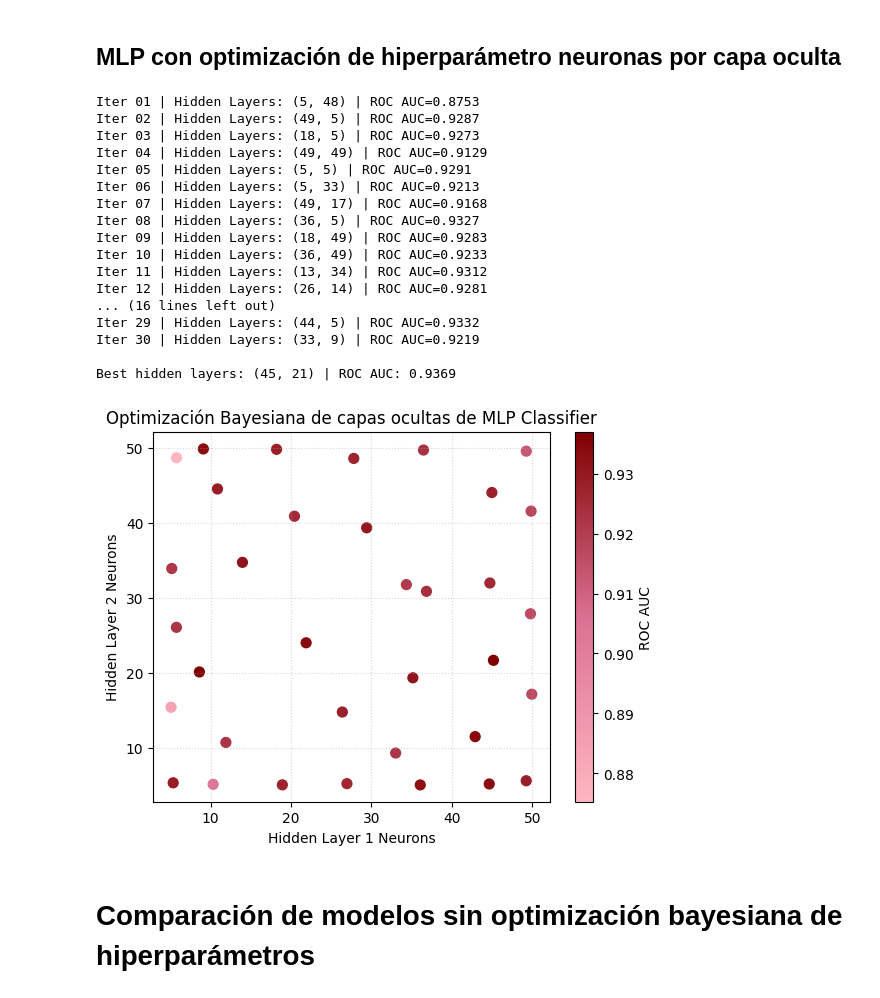
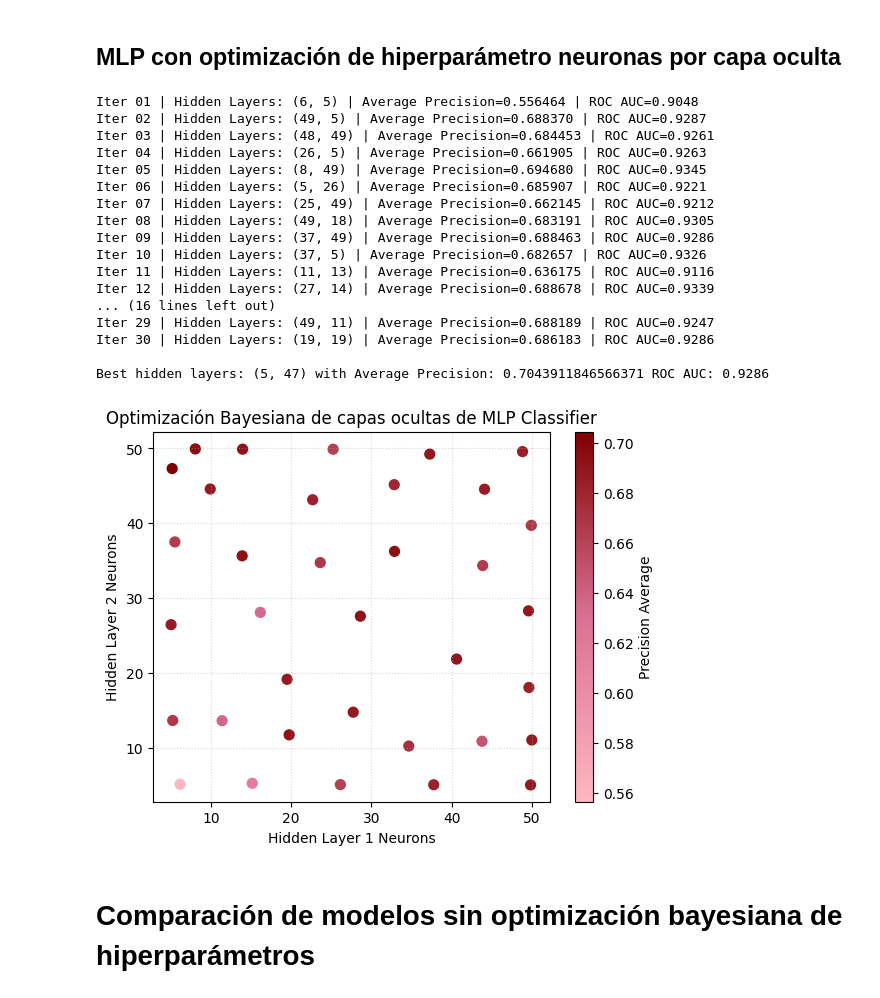
Before and after one commit to AnaSofiaHinojosa/Proyecto2LabAprEstadistico, a Jupyter notebook: reporte.ipynb, the cells around one changed output. Saved outputs shown, nothing was run; the diff lists cells and outputs as text; code cells hidden in the pictures.

```diff
--- a/reporte.ipynb
+++ b/reporte.ipynb
@@ -673,7 +721,7 @@ gaussian_x = np.random.uniform(0.001, 5, size=(5, 1))
 gaussian_y = []
 
 for C in gaussian_x.flatten():
-    auc_g, _ = regresion_logistica(X_scaled, y, kfolds, C, plot=False)
+    auc_g, roc_g, _ = regresion_logistica(X_scaled, y, kfolds, C, plot=False)
     gaussian_y.append(auc_g)
 
 gaussian_y = np.array(gaussian_y)
@@ -692,16 +740,16 @@ for i in range(n_iter):
     max_idx = np.argmax(diff)
     C_new = x_candidates[max_idx, 0]
 
-    auc_new_lr, _ = regresion_logistica(X_scaled, y, kfolds, C_new, plot=False)
+    auc_new_lr, roc_new_lr, _ = regresion_logistica(X_scaled, y, kfolds, C_new, plot=False)
 
     gaussian_x = np.vstack([gaussian_x, [[C_new]]])
     gaussian_y = np.append(gaussian_y, auc_new_lr)
 
-    print(f"Iter {i+1:02d} | C: {C_new:.5f} | ROC AUC={auc_new_lr:.6f}")
+    print(f"Iter {i+1:02d} | C: {C_new:.5f} | Average Precision={auc_new_lr:.6f} | ROC AUC={roc_new_lr:.6f}")
 
 best_idx = np.argmax(gaussian_y)
 best_c_lr = gaussian_x[best_idx, 0]
 best_score_lr = gaussian_y[best_idx]
 
-print(f"Best C: {best_c_lr:.5f} with ROC AUC: {best_score_lr:.6f}")
+print(f"Best C: {best_c_lr:.5f} with Average Precision: {best_score_lr:.6f} and ROC AUC: {roc_new_lr:.6f}")
 # %% [output]
@@ -748,7 +797,7 @@ gaussian_x = np.random.uniform(0.001, 10, size=(5, 1))
 gaussian_y = []
 
 for C in gaussian_x.flatten():
-    auc_g, _ = sup_vector_machine(X_scaled, y, kfolds, C, plot=False)
+    auc_g, roc_g, _ = sup_vector_machine(X_scaled, y, kfolds, C, plot=False)
     gaussian_y.append(auc_g)
 
 gaussian_y = np.array(gaussian_y)
@@ -767,16 +816,16 @@ for i in range(n_iter):
     max_idx = np.argmax(diff)
     xn = x_candidates[max_idx, 0]
 
-    auc_new_svc, _ = sup_vector_machine(X_scaled, y, kfolds, xn, plot=False)
+    auc_new_svc, roc_new_svc, _ = sup_vector_machine(X_scaled, y, kfolds, xn, plot=False)
 
     gaussian_x = np.vstack([gaussian_x, [[xn]]])
     gaussian_y = np.append(gaussian_y, auc_new_svc)
 
-    print(f"Iter {i+1:02d} | C: {xn:.5f} | ROC AUC={auc_new_svc:.4f}")
+    print(f"Iter {i+1:02d} | C: {xn:.5f} | Average Precision={auc_new_svc:.6f} | ROC AUC={roc_new_svc:.6f}")
 
 best_idx = np.argmax(gaussian_y)
 best_c_svc = gaussian_x[best_idx, 0]
 best_score_svc = gaussian_y[best_idx]
 
-print(f"Best C: {best_c_svc:.5f} with ROC AUC: {best_score_svc:.4f}")
+print(f"Best C: {best_c_svc:.5f} with Average Precision: {best_score_svc:.6f} and ROC AUC: {roc_new_svc:.6f}")
 # %% [output]
@@ -825,7 +875,7 @@ gaussian_x = np.random.uniform(layer_range[0], layer_range[1], size=(5, 2))
 gaussian_y = []
 
 for h1, h2 in gaussian_x:
-    auc_mean, _ = mlp_classifier(X, y, kfolds, plot=False, hidden_layer_sizes=(int(h1), int(h2)))
+    auc_mean, roc_mean, _ = mlp_classifier(X, y, kfolds, plot=False, hidden_layer_sizes=(int(h1), int(h2)))
     gaussian_y.append(auc_mean)
 
 gaussian_y = np.array(gaussian_y)
@@ -844,47 +894,47 @@ for i in range(n_iter):
     max_idx = np.argmax(diff)
     xn = x_candidates[max_idx]
 
-    auc_new_mlp, _ = mlp_classifier(X, y, kfolds, plot=False, hidden_layer_sizes=(int(xn[0]), int(xn[1])))
+    auc_new_mlp, roc_new_mlp, _ = mlp_classifier(X, y, kfolds, plot=False, hidden_layer_sizes=(int(xn[0]), int(xn[1])))
 
     gaussian_x = np.vstack([gaussian_x, [xn]])
     gaussian_y = np.append(gaussian_y, auc_new_mlp)
 
-    print(f"Iter {i+1:02d} | Hidden Layers: ({int(xn[0])}, {int(xn[1])}) | ROC AUC={auc_new_mlp:.4f}")
+    print(f"Iter {i+1:02d} | Hidden Layers: ({int(xn[0])}, {int(xn[1])}) | Average Precision={auc_new_mlp:.6f} | ROC AUC={roc_new_mlp:.4f}")
 
 best_idx = np.argmax(gaussian_y)
 best_layers = tuple(map(int, gaussian_x[best_idx]))
 best_score_mlp = gaussian_y[best_idx]
 
 
-print(f"\nBest hidden layers: {best_layers} | ROC AUC: {best_score_mlp:.4f}")
+print(f"\nBest hidden layers: {best_layers} with Average Precision: {best_score_mlp} ROC AUC: {roc_new_mlp:.4f}")
 # %% [output]
-Iter 01 | Hidden Layers: (5, 48) | ROC AUC=0.8753
-Iter 02 | Hidden Layers: (49, 5) | ROC AUC=0.9287
-Iter 03 | Hidden Layers: (18, 5) | ROC AUC=0.9273
-Iter 04 | Hidden Layers: (49, 49) | ROC AUC=0.9129
-Iter 05 | Hidden Layers: (5, 5) | ROC AUC=0.9291
-Iter 06 | Hidden Layers: (5, 33) | ROC AUC=0.9213
-Iter 07 | Hidden Layers: (49, 17) | ROC AUC=0.9168
-Iter 08 | Hidden Layers: (36, 5) | ROC AUC=0.9327
-Iter 09 | Hidden Layers: (18, 49) | ROC AUC=0.9283
-Iter 10 | Hidden Layers: (36, 49) | ROC AUC=0.9233
-Iter 11 | Hidden Layers: (13, 34) | ROC AUC=0.9312
-Iter 12 | Hidden Layers: (26, 14) | ROC AUC=0.9281
+Iter 01 | Hidden Layers: (6, 5) | Average Precision=0.556464 | ROC AUC=0.9048
+Iter 02 | Hidden Layers: (49, 5) | Average Precision=0.688370 | ROC AUC=0.9287
+Iter 03 | Hidden Layers: (48, 49) | Average Precision=0.684453 | ROC AUC=0.9261
+Iter 04 | Hidden Layers: (26, 5) | Average Precision=0.661905 | ROC AUC=0.9263
+Iter 05 | Hidden Layers: (8, 49) | Average Precision=0.694680 | ROC AUC=0.9345
+Iter 06 | Hidden Layers: (5, 26) | Average Precision=0.685907 | ROC AUC=0.9221
+Iter 07 | Hidden Layers: (25, 49) | Average Precision=0.662145 | ROC AUC=0.9212
+Iter 08 | Hidden Layers: (49, 18) | Average Precision=0.683191 | ROC AUC=0.9305
+Iter 09 | Hidden Layers: (37, 49) | Average Precision=0.688463 | ROC AUC=0.9286
+Iter 10 | Hidden Layers: (37, 5) | Average Precision=0.682657 | ROC AUC=0.9326
+Iter 11 | Hidden Layers: (11, 13) | Average Precision=0.636175 | ROC AUC=0.9116
+Iter 12 | Hidden Layers: (27, 14) | Average Precision=0.688678 | ROC AUC=0.9339
 ... (16 lines left out)
-Iter 29 | Hidden Layers: (44, 5) | ROC AUC=0.9332
-Iter 30 | Hidden Layers: (33, 9) | ROC AUC=0.9219
+Iter 29 | Hidden Layers: (49, 11) | Average Precision=0.688189 | ROC AUC=0.9247
+Iter 30 | Hidden Layers: (19, 19) | Average Precision=0.686183 | ROC AUC=0.9286
 
-Best hidden layers: (45, 21) | ROC AUC: 0.9369
+Best hidden layers: (5, 47) with Average Precision: 0.7043911846566371 ROC AUC: 0.9286
 # %%
 plt.scatter(gaussian_x[:, 0], gaussian_x[:, 1], c=gaussian_y, cmap=pink_cmap, s=50)
-plt.colorbar(label='ROC AUC')
+plt.colorbar(label='Precision Average')
 plt.xlabel('Hidden Layer 1 Neurons')
 plt.ylabel('Hidden Layer 2 Neurons')
 plt.title('Optimización Bayesiana de capas ocultas de MLP Classifier')
 plt.grid(linestyle=':', alpha=0.5)
 plt.show()
 # %% [output]
-[figure, old version]
+[figure, new version]
 # %% [markdown]
 # Comparación de modelos sin optimización bayesiana de hiperparámetros
 # %%
```
Also changed, not shown: parts of 10 cells of this notebook.
